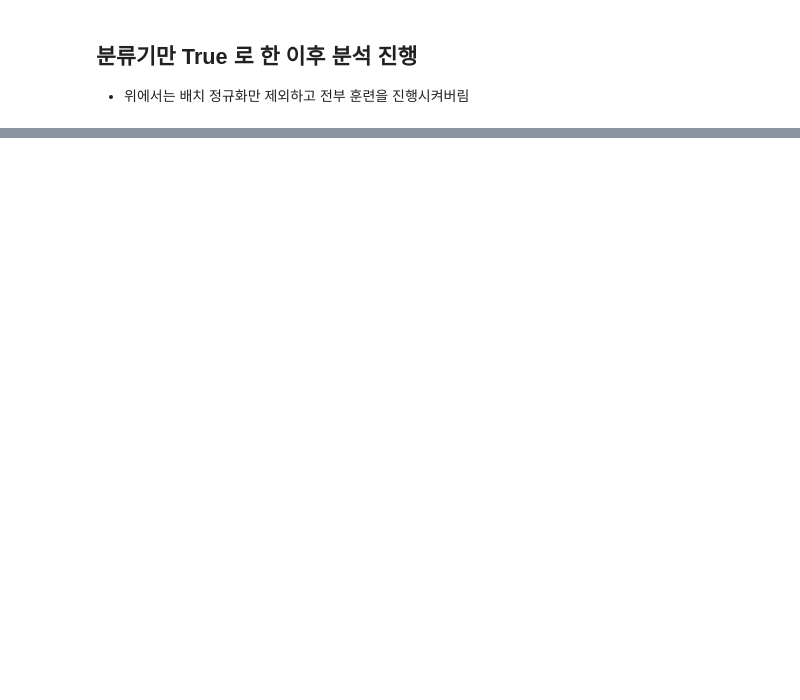
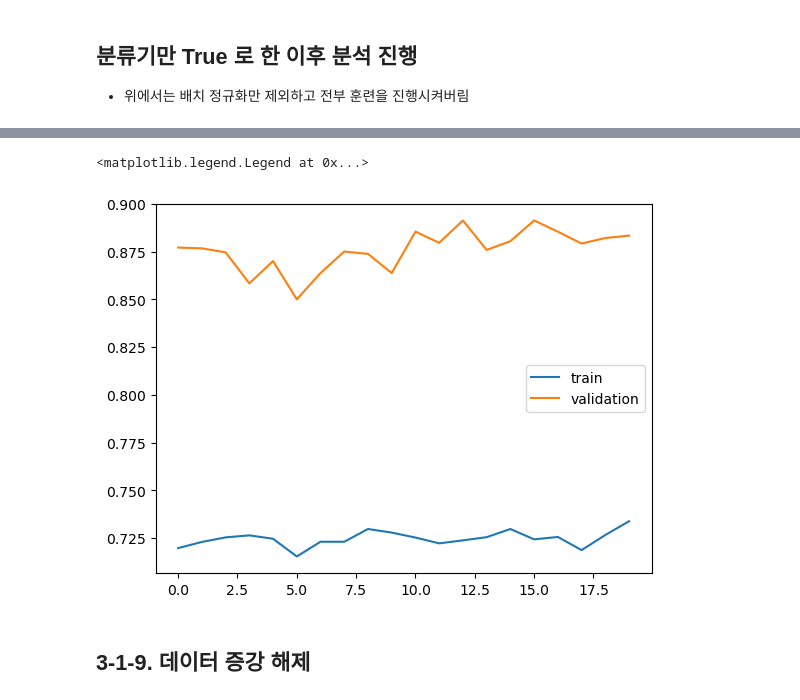
Before and after one commit to kimgusan/Deep_learning, a Jupyter notebook: f_pretrained_model/z_project03_01.ipynb, the cells around one changed output, grey strips where cells are left out. Saved outputs shown, nothing was run; the diff lists cells and outputs as text; code cells hidden in the pictures; blank space fills up the shorter version.

```diff
--- a/f_pretrained_model/z_project03_01.ipynb
+++ b/f_pretrained_model/z_project03_01.ipynb
@@ -1883,0 +1889,36 @@ def create_model(model_name='vgg16', verbose=False):
+# %%
+from tensorflow.keras.applications.vgg16 import preprocess_input as vgg16_preprocess_input
+import albumentations as A
+
+train_file_paths = train_df['file_paths'].values
+train_targets = train_df['targets'].values
+
+validation_file_paths = validation_df['file_paths'].values
+validation_targets = validation_df['targets'].values
+
+test_file_paths = test_df['file_paths'].values
+test_targets = test_df['targets'].values
+
+# 데이터 증강 설정
+aug = A.Compose([
+    A.HorizontalFlip(p=0.5),
+    A.VerticalFlip(p=0.5),
+    A.Rotate(limit=40, p=0.5),
+    A.ShiftScaleRotate(shift_limit=0.2, scale_limit=0.2, rotate_limit=40, p=0.5),
+    A.RandomBrightnessContrast(p=0.5)
+    # A.RandomResizedCrop(height=IMAGE_SIZE, width=IMAGE_SIZE, scale=(0.8, 1.0), p=0.5),
+    # A.CLAHE(p=0.5),
+    # A.RandomShadow(p=0.5),
+    # A.GaussianBlur(p=0.5),
+    # A.HueSaturationValue(p=0.5),
+    # A.GaussNoise(p=0.5),
+    # A.RandomGamma(p=0.5),
+], p=0.2)
+
+
+model, history = fine_tune((train_file_paths, train_targets,
+           validation_file_paths, validation_targets,
+           test_file_paths, test_targets),
+          'vgg16',
+          aug,
+          vgg16_preprocess_input)
@@ -1883,0 +1964,11 @@ def create_model(model_name='vgg16', verbose=False):
+# %%
+import matplotlib.pyplot as plt
+
+plt.plot(history.history['acc'], label='train')
+plt.plot(history.history['val_acc'], label='validation')
+plt.legend()
+# %% [output]
+<matplotlib.legend.Legend at 0x...>
+[figure, added]
+# %% [markdown]
+## 3-1-9. 데이터 증강 해제
```
Also changed, not shown: parts of 73 cells of this notebook, 7 other files.
